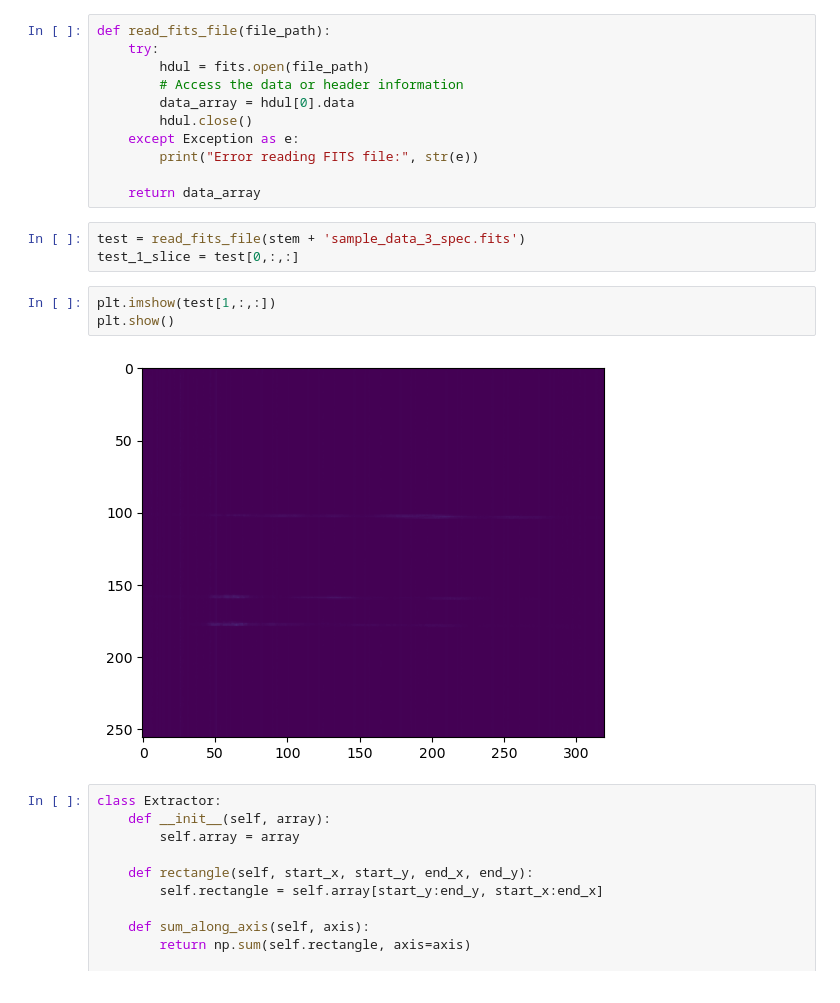
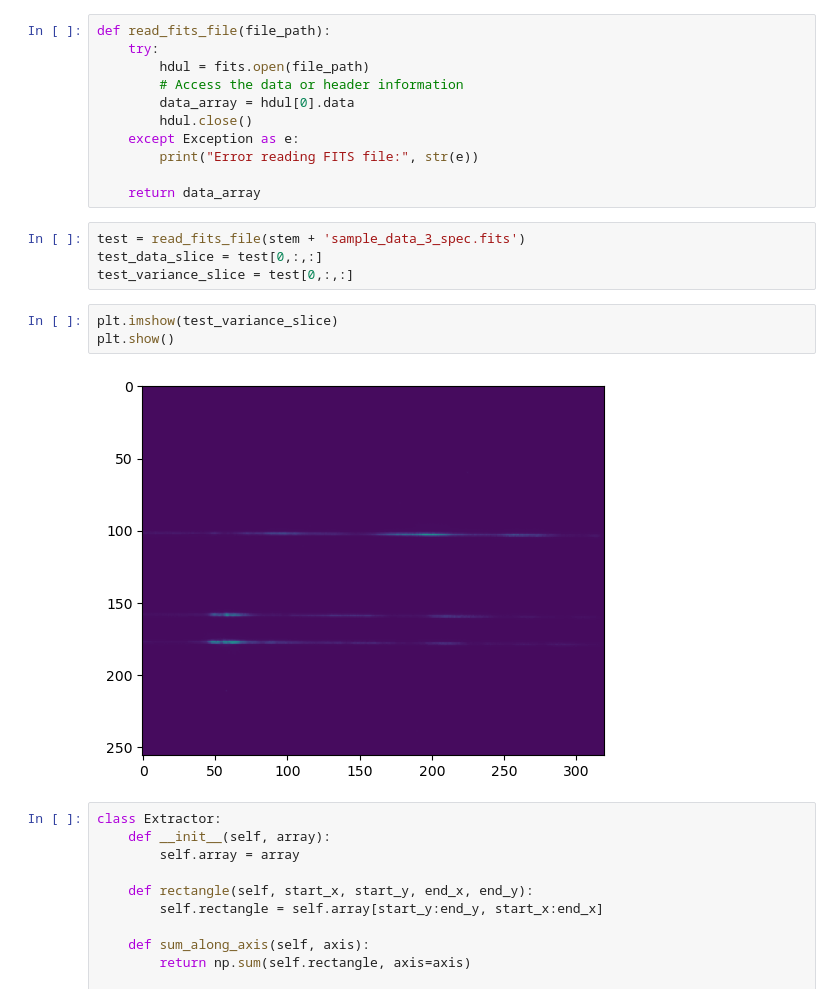
Before and after one commit to mwanakijiji/GLINT_reduction_v3, a Jupyter notebook: notebooks/scratch_extraction.ipynb, the cells around one changed output. Drawn from its saved outputs; the diff is of its cells as text.

```diff
--- a/notebooks/scratch_extraction.ipynb
+++ b/notebooks/scratch_extraction.ipynb
@@ -17,12 +21,13 @@ def read_fits_file(file_path):
     return data_array
 # %%
 test = read_fits_file(stem + 'sample_data_3_spec.fits')
-test_1_slice = test[0,:,:]
+test_data_slice = test[0,:,:]
+test_variance_slice = test[0,:,:]
 # %%
-plt.imshow(test[1,:,:])
+plt.imshow(test_variance_slice)
 plt.show()
 # %% [output]
-[figure, old version]
+[figure, new version]
 # %%
 class Extractor:
     def __init__(self, array):
```
Also changed, not shown: parts of 6 cells of this notebook.
